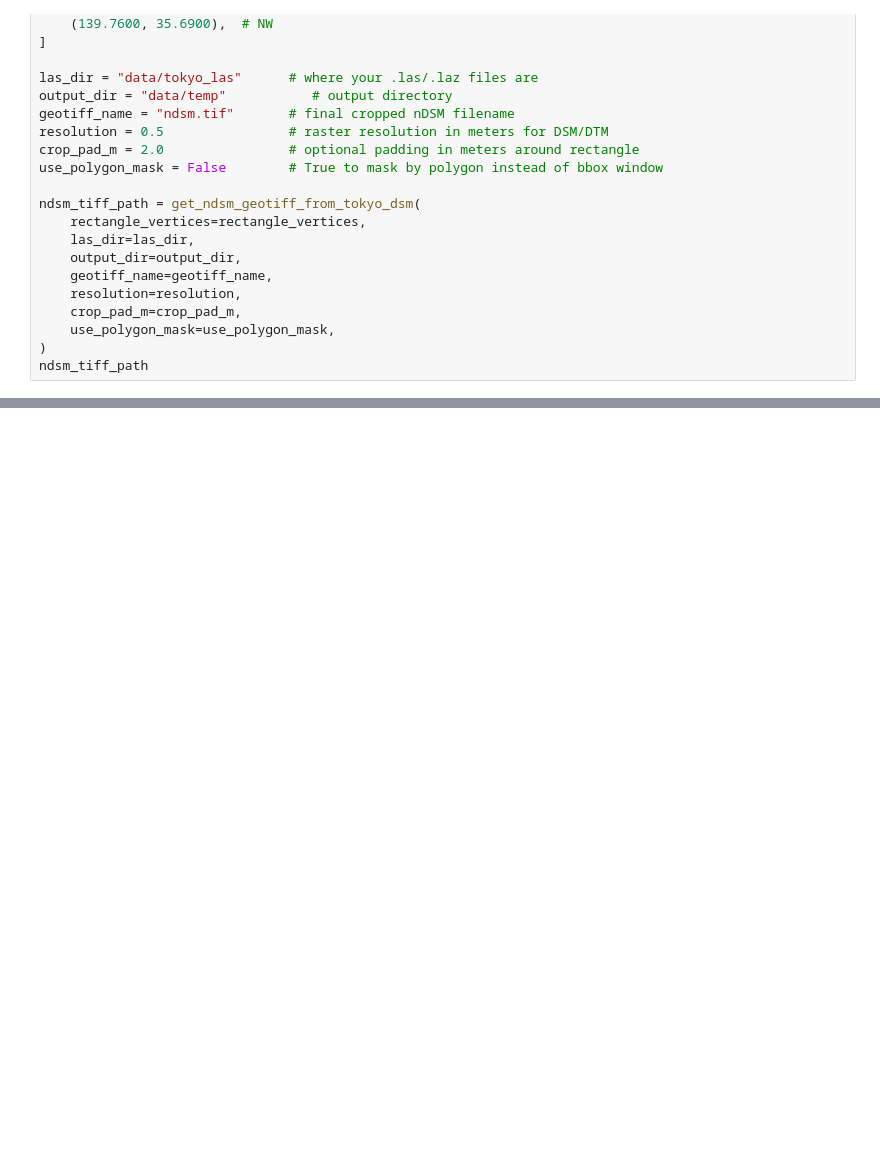
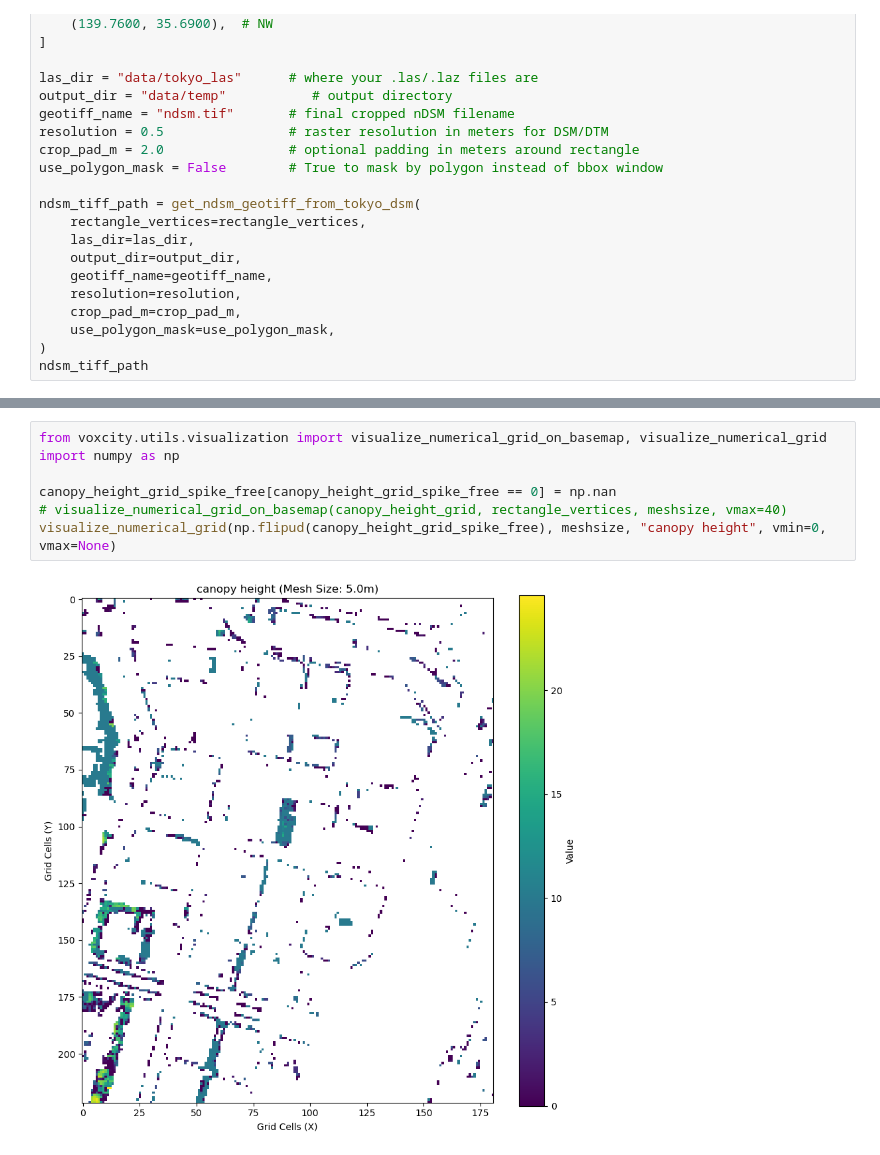
Before and after one commit to kunifujiwara/VoxCity, a Jupyter notebook: app/tokyo_las.ipynb, the cells around one changed output, grey strips where cells are left out. Saved outputs shown, nothing was run; the diff lists cells and outputs as text; blank space fills up the shorter version.

```diff
--- a/app/tokyo_las.ipynb
+++ b/app/tokyo_las.ipynb
@@ -195,0 +224,9 @@ visualize_numerical_grid(np.flipud(canopy_height_grid), meshsize, "canopy height
+# %%
+from voxcity.utils.visualization import visualize_numerical_grid_on_basemap, visualize_numerical_grid
+import numpy as np
+
+canopy_height_grid_spike_free[canopy_height_grid_spike_free == 0] = np.nan
+# visualize_numerical_grid_on_basemap(canopy_height_grid, rectangle_vertices, meshsize, vmax=40)
+visualize_numerical_grid(np.flipud(canopy_height_grid_spike_free), meshsize, "canopy height", vmin=0, vmax=None)
+# %% [output]
+[figure, added]
```
Also changed, not shown: parts of 3 cells of this notebook, 1 other file.
